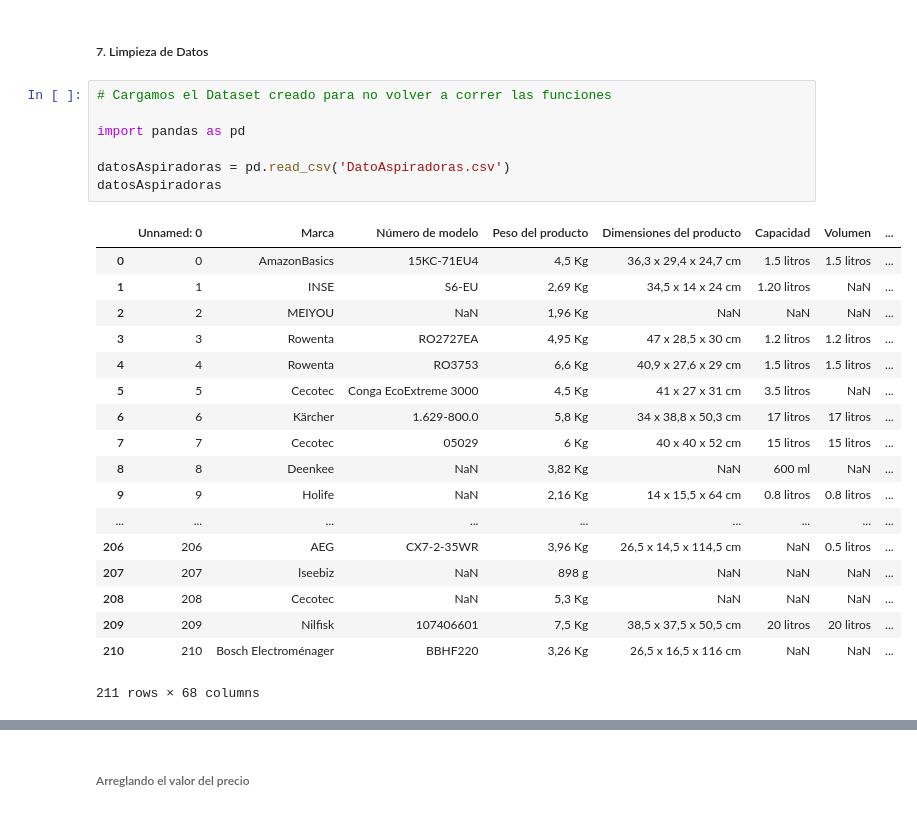
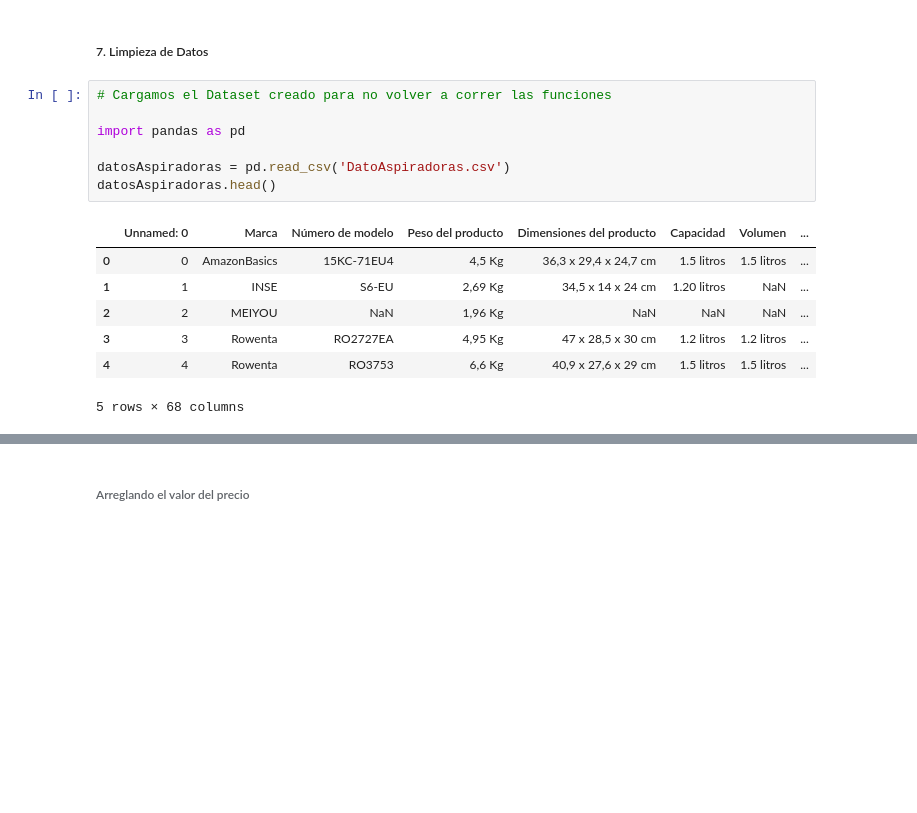
Before and after one commit to xgutierrez/Platzi-DataScienceAmazon, a Jupyter notebook: AnálisisDeAspiradoras.ipynb, the cells around one changed output, grey strips where cells are left out. Cells and saved outputs as stored; diff of their text form; blank space fills up the shorter version.

```diff
--- a/AnálisisDeAspiradoras.ipynb
+++ b/AnálisisDeAspiradoras.ipynb
@@ -414,29 +414,18 @@ Index(['Marca', 'Número de modelo', 'Peso del producto',
 # %%
 # Cargamos el Dataset creado para no volver a correr las funciones
 
 import pandas as pd
 
 datosAspiradoras = pd.read_csv('DatoAspiradoras.csv')
-datosAspiradoras
+datosAspiradoras.head()
 # %% [output]
 |  | Unnamed: 0 | Marca | Número de modelo | Peso del producto | Dimensiones del producto | Capacidad | Volumen | ... |
 | 0 | 0 | AmazonBasics | 15KC-71EU4 | 4,5 Kg | 36,3 x 29,4 x 24,7 cm | 1.5 litros | 1.5 litros | ... |
 | 1 | 1 | INSE | S6-EU | 2,69 Kg | 34,5 x 14 x 24 cm | 1.20 litros | NaN | ... |
 | 2 | 2 | MEIYOU | NaN | 1,96 Kg | NaN | NaN | NaN | ... |
 | 3 | 3 | Rowenta | RO2727EA | 4,95 Kg | 47 x 28,5 x 30 cm | 1.2 litros | 1.2 litros | ... |
 | 4 | 4 | Rowenta | RO3753 | 6,6 Kg | 40,9 x 27,6 x 29 cm | 1.5 litros | 1.5 litros | ... |
-| 5 | 5 | Cecotec | Conga EcoExtreme 3000 | 4,5 Kg | 41 x 27 x 31 cm | 3.5 litros | NaN | ... |
-| 6 | 6 | Kärcher | 1.629-800.0 | 5,8 Kg | 34 x 38,8 x 50,3 cm | 17 litros | 17 litros | ... |
-| 7 | 7 | Cecotec | 05029 | 6 Kg | 40 x 40 x 52 cm | 15 litros | 15 litros | ... |
-| 8 | 8 | Deenkee | NaN | 3,82 Kg | NaN | 600 ml | NaN | ... |
-| 9 | 9 | Holife | NaN | 2,16 Kg | 14 x 15,5 x 64 cm | 0.8 litros | 0.8 litros | ... |
-| ... | ... | ... | ... | ... | ... | ... | ... | ... |
-| 206 | 206 | AEG | CX7-2-35WR | 3,96 Kg | 26,5 x 14,5 x 114,5 cm | NaN | 0.5 litros | ... |
-| 207 | 207 | lseebiz | NaN | 898 g | NaN | NaN | NaN | ... |
-| 208 | 208 | Cecotec | NaN | 5,3 Kg | NaN | NaN | NaN | ... |
-| 209 | 209 | Nilfisk | 107406601 | 7,5 Kg | 38,5 x 37,5 x 50,5 cm | 20 litros | 20 litros | ... |
-| 210 | 210 | Bosch Electroménager | BBHF220 | 3,26 Kg | 26,5 x 16,5 x 116 cm | NaN | NaN | ... |
-211 rows × 68 columns
+5 rows × 68 columns
 # %%
 # Nuevo dato de aspiradoras
 aspiradoras = datosAspiradoras[['Nombre Aspiradora','Precio','Opiniones','Peso','Potencia','Dimensiones del producto','Volumen']]
```
Also changed, not shown: parts of 10 cells of this notebook.
